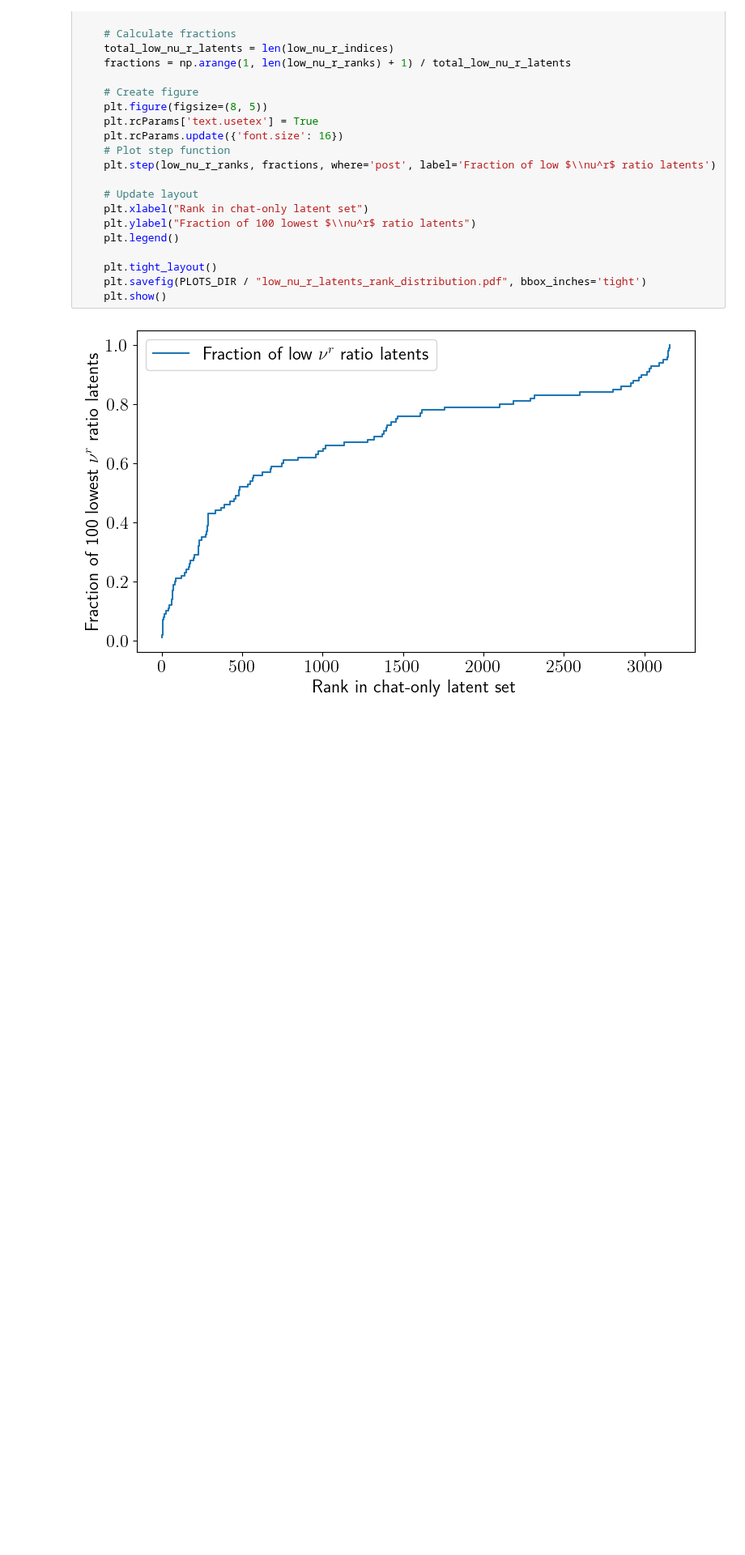
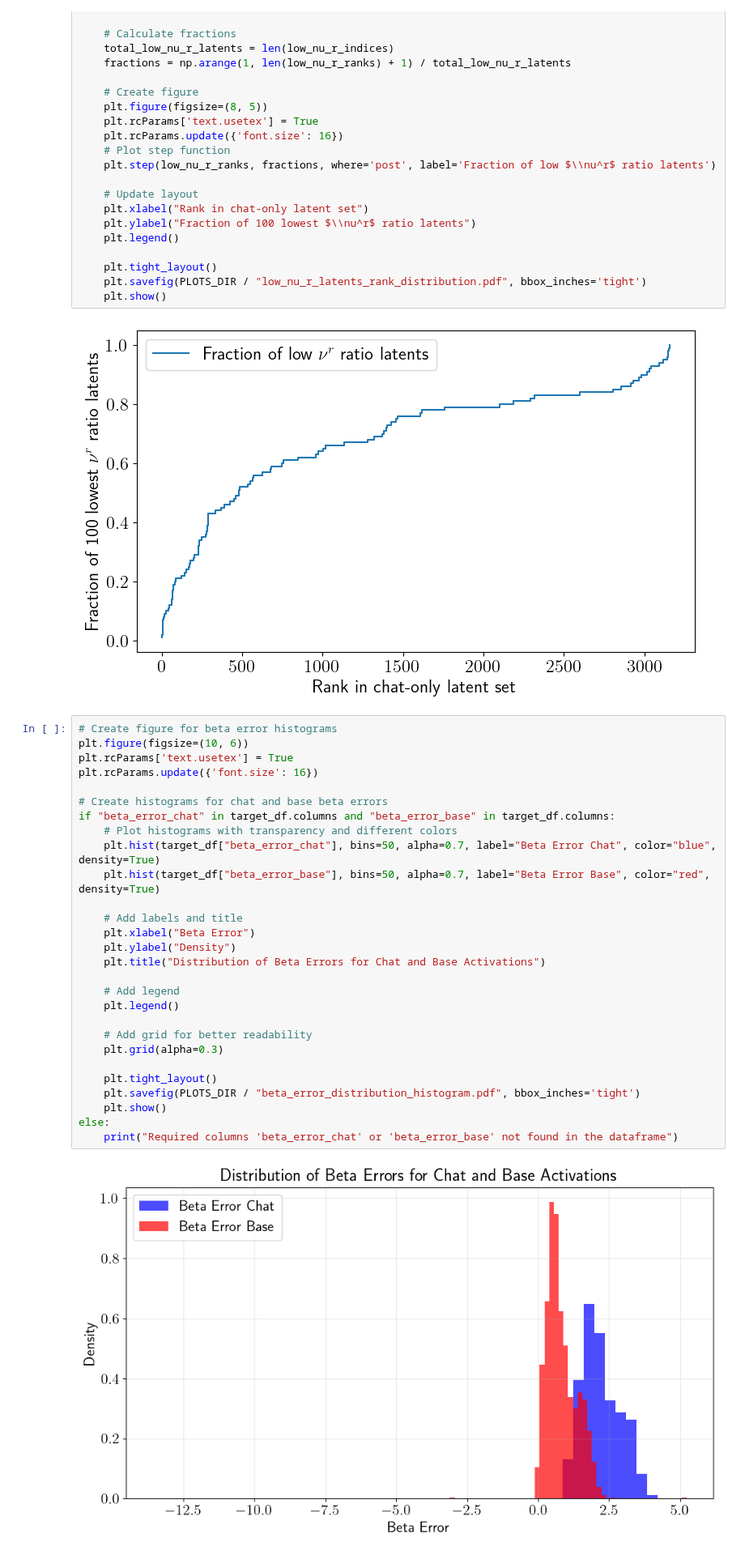
Before and after one commit to science-of-finetuning/sparsity-artifacts-crosscoders, a Jupyter notebook: notebooks/eval_betas.ipynb, the cells around one changed output. Shown at 81% size. Saved outputs shown, nothing was run; the diff lists cells and outputs as text; blank space fills up the shorter version.

```diff
--- a/notebooks/eval_betas.ipynb
+++ b/notebooks/eval_betas.ipynb
@@ -666,3 +660,33 @@ if "beta_ratio_reconstruction" in target_df.columns and "dec_norm_diff" in targe
     plt.show()
 # %% [output]
 [figure]
+# %%
+# Create figure for beta error histograms
+plt.figure(figsize=(10, 6))
+plt.rcParams['text.usetex'] = True
+plt.rcParams.update({'font.size': 16})
+
+# Create histograms for chat and base beta errors
+if "beta_error_chat" in target_df.columns and "beta_error_base" in target_df.columns:
+    # Plot histograms with transparency and different colors
+    plt.hist(target_df["beta_error_chat"], bins=50, alpha=0.7, label="Beta Error Chat", color="blue", density=True)
+    plt.hist(target_df["beta_error_base"], bins=50, alpha=0.7, label="Beta Error Base", color="red", density=True)
+
+    # Add labels and title
+    plt.xlabel("Beta Error")
+    plt.ylabel("Density")
+    plt.title("Distribution of Beta Errors for Chat and Base Activations")
+
+    # Add legend
+    plt.legend()
+
+    # Add grid for better readability
+    plt.grid(alpha=0.3)
+
+    plt.tight_layout()
+    plt.savefig(PLOTS_DIR / "beta_error_distribution_histogram.pdf", bbox_inches='tight')
+    plt.show()
+else:
+    print("Required columns 'beta_error_chat' or 'beta_error_base' not found in the dataframe")
+# %% [output]
+[figure, added]
```
Also changed, not shown: parts of 10 cells of this notebook, 4 other files.
